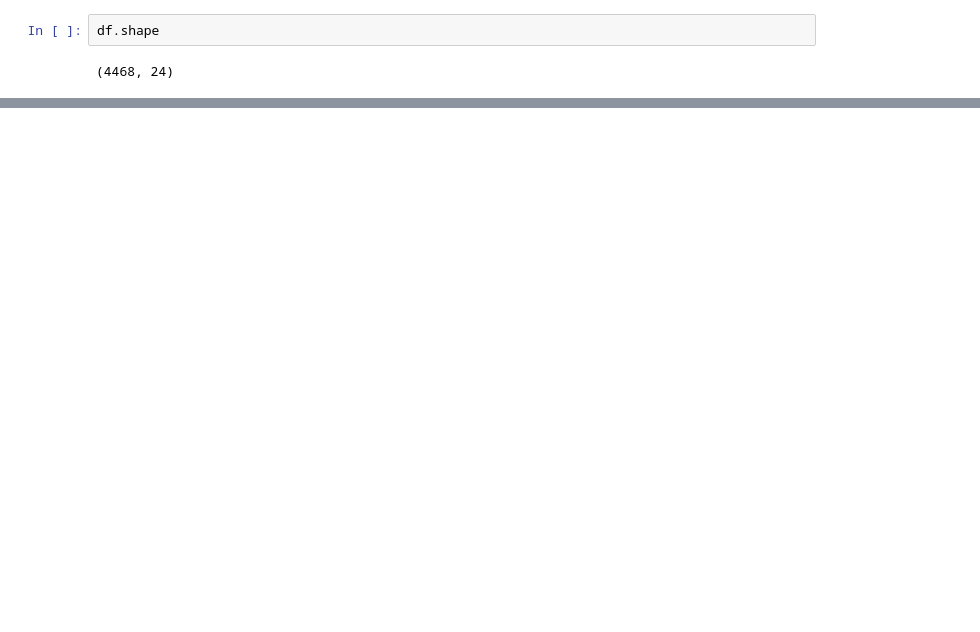
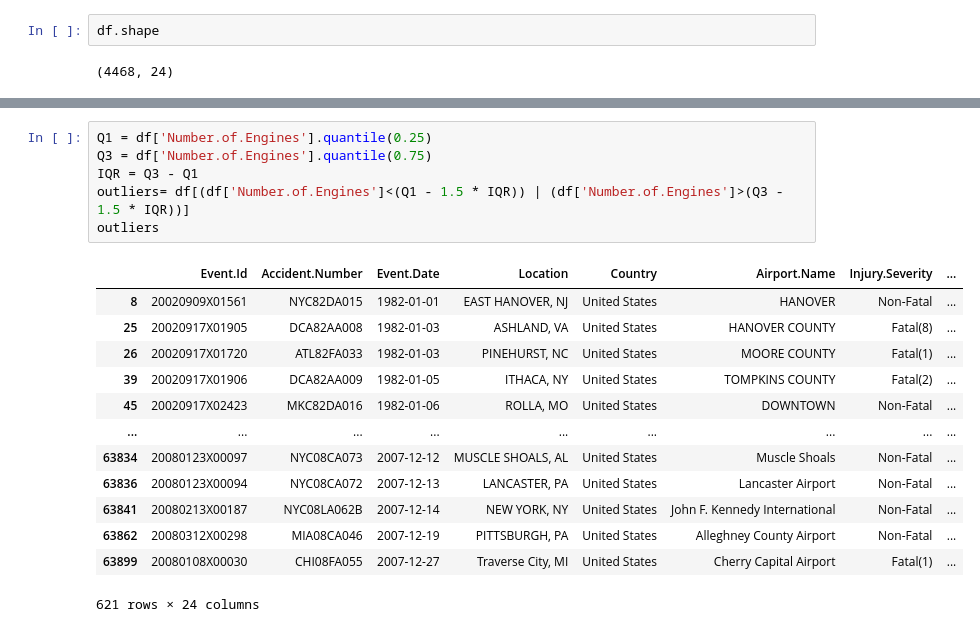
Before and after one commit to Jayrikers/dsc-phase-1-project-v3, a Jupyter notebook: student.ipynb, the cells around one changed output, grey strips where cells are left out. Saved outputs shown, nothing was run; the diff lists cells and outputs as text; blank space fills up the shorter version.

```diff
--- a/student.ipynb
+++ b/student.ipynb
@@ -298,0 +312,20 @@ dtype: int64
+# %%
+Q1 = df['Number.of.Engines'].quantile(0.25)
+Q3 = df['Number.of.Engines'].quantile(0.75)
+IQR = Q3 - Q1
+outliers= df[(df['Number.of.Engines']<(Q1 - 1.5 * IQR)) | (df['Number.of.Engines']>(Q3 - 1.5 * IQR))]
+outliers
+# %% [output]
+|  | Event.Id | Accident.Number | Event.Date | Location | Country | Airport.Name | Injury.Severity | ... |
+| 8 | 20020909X01561 | NYC82DA015 | 1982-01-01 | EAST HANOVER, NJ | United States | HANOVER | Non-Fatal | ... |
+| 25 | 20020917X01905 | DCA82AA008 | 1982-01-03 | ASHLAND, VA | United States | HANOVER COUNTY | Fatal(8) | ... |
+| 26 | 20020917X01720 | ATL82FA033 | 1982-01-03 | PINEHURST, NC | United States | MOORE COUNTY | Fatal(1) | ... |
+| 39 | 20020917X01906 | DCA82AA009 | 1982-01-05 | ITHACA, NY | United States | TOMPKINS COUNTY | Fatal(2) | ... |
+| 45 | 20020917X02423 | MKC82DA016 | 1982-01-06 | ROLLA, MO | United States | DOWNTOWN | Non-Fatal | ... |
+| ... | ... | ... | ... | ... | ... | ... | ... | ... |
+| 63834 | 20080123X00097 | NYC08CA073 | 2007-12-12 | MUSCLE SHOALS, AL | United States | Muscle Shoals | Non-Fatal | ... |
+| 63836 | 20080123X00094 | NYC08CA072 | 2007-12-13 | LANCASTER, PA | United States | Lancaster Airport | Non-Fatal | ... |
+| 63841 | 20080213X00187 | NYC08LA062B | 2007-12-14 | NEW YORK, NY | United States | John F. Kennedy International | Non-Fatal | ... |
+| 63862 | 20080312X00298 | MIA08CA046 | 2007-12-19 | PITTSBURGH, PA | United States | Alleghney County Airport | Non-Fatal | ... |
+| 63899 | 20080108X00030 | CHI08FA055 | 2007-12-27 | Traverse City, MI | United States | Cherry Capital Airport | Fatal(1) | ... |
+621 rows × 24 columns
```
Also changed, not shown: parts of 29 cells of this notebook.
